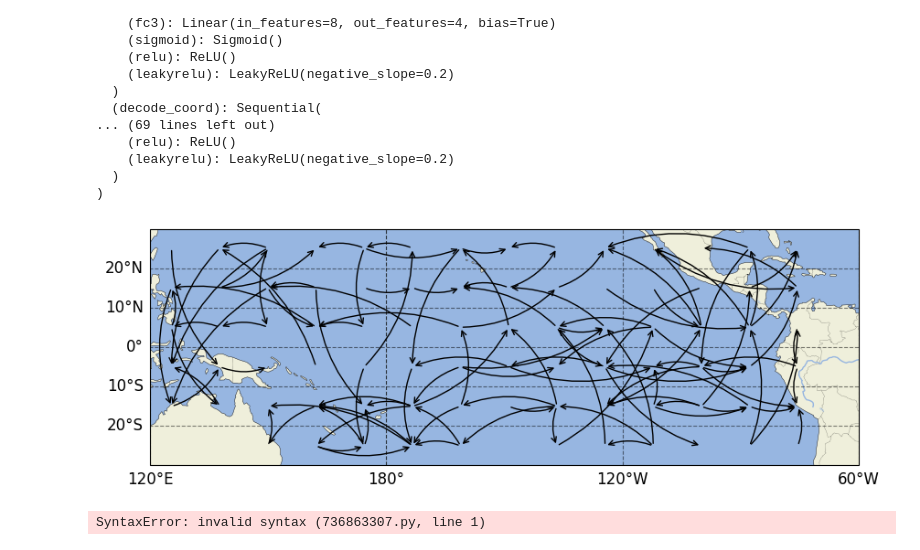
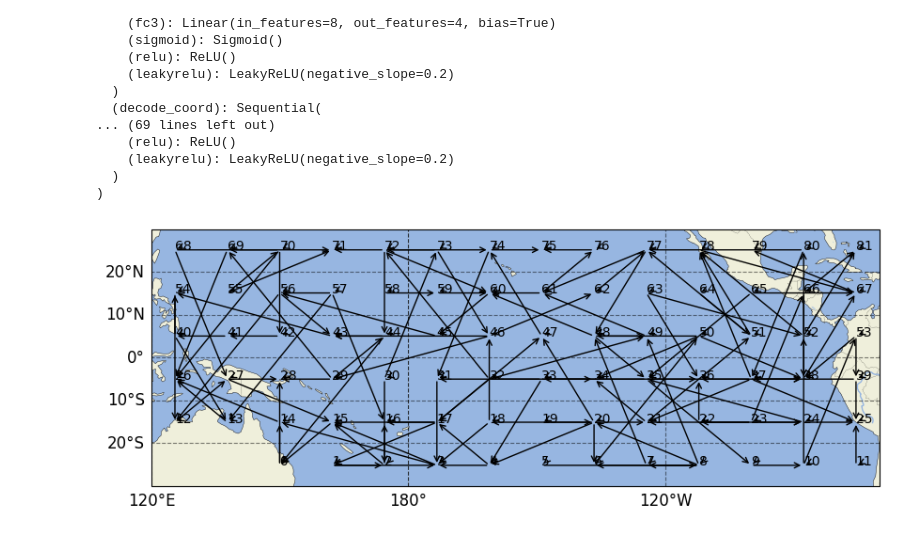
Before and after one commit to MinghaoFu/climate-project, a Jupyter notebook: SSM/test_downscale_CESM2.ipynb, the cells around one changed output. Saved outputs shown, nothing was run; the diff lists cells and outputs as text; code cells hidden in the pictures.

```diff
--- a/SSM/test_downscale_CESM2.ipynb
+++ b/SSM/test_downscale_CESM2.ipynb
@@ -41,7 +41,7 @@ SAVE_DIR = '/l/users/minghao.fu/minghao.fu/dataset/ClimateModel/LinGau/CESM2' #
 makedir(SAVE_DIR)
 save_test_dir = './downscale_CESM2_eud_mask'
 
-CKPT_PATH="./model.ckpt"
+CKPT_PATH="/home/minghao.fu/workspace/climate/SSM/climate/qrjc7max/checkpoints/epoch=2218-step=208586.ckpt"
 
 if torch.cuda.is_available():
     os.environ["CUDA_VISIBLE_DEVICES"] = get_free_gpu()
@@ -135,11 +135,12 @@ import numpy as np
 import matplotlib.pyplot as plt
 
 # mask = np.load(os.path.join(save_test_dir, 'mask.npy'))
-Bt = Bs[1000]
+Bt = Bs[2000]
 coords = np.load(os.path.join(save_test_dir, 'coords.npy'))
 
-Bt[np.abs(Bt) < 0.755] = 0
+Bt[np.abs(Bt) < 0.655] = 0
 Bt = decycle_till_dag(Bt)
+Bt[9, 10] = 1
 center=180
 # Assuming coords is a list of tuples, where each tuple is (lat, lon)
 adjusted_coords = [(lat, 180 - lon if lon <= 180 else lon - 180) for lat, lon in coords]
@@ -163,39 +164,41 @@ def offset_path(start, end, offset):
     start_lon, start_lat = start
     end_lon, end_lat = end
     mid_lon = (start_lon + end_lon) / 2 + offset
     mid_lat = (start_lat + end_lat) / 2 + offset
     return [(start_lon, start_lat), (mid_lon, mid_lat), (end_lon, end_lat)]
 
 # 根据邻接矩阵绘制因果连接
 offset = 0.5  # 偏移量
 
 for i in range(len(Bt)):
     for j in range(len(Bt)):
         if Bt[i, j] != 0:
             point1 = coords[i]
             point2 = coords[j]
+            # ax.plot(*point1, 'ro', transform=ccrs.PlateCarree())
+            # ax.plot(*point2, 'bo', transform=ccrs.PlateCarree())
+            # ax.annotate(f'i', xy=point1, color='green', transform=ccrs.PlateCarree())  # annotate point1
+            # ax.annotate(f'j', xy=point2, color='green', transform=ccrs.PlateCarree())  # annotate point2
             # 处理跨越日期变更线的情况
             # if abs(point1[1] - point2[1]) > 180:
             #     if point1[1] > point2[1]:
             #         point2 = (point2[0], point2[1] + 360)
             #     else:
             #         point1 = (point1[0], point1[1] + 360)
             path = offset_path(point1, point2, offset * (i + j))
             xs, ys = zip(*path)
             ax.plot(xs, ys, color='red', linewidth=1, transform=ccrs.PlateCarree())
             ax.annotate('', xy=(point2[1], point2[0]), xytext=(point1[1], point1[0]),
-                        arrowprops=dict(facecolor='red', arrowstyle='->', lw=1, connectionstyle="arc3,rad=.2"), #arc3,rad=.2
+                        arrowprops=dict(facecolor='red', arrowstyle='->', lw=1, connectionstyle="arc3"), #arc3,rad=.2
                         transform=ccrs.PlateCarree())
 
 
-for lat, lon in coords:
-    ax.annotate('', xy=(lon - 180, lat), xytext=(lon - 180, lat),
+
+for idx, (lat, lon) in enumerate(coords):
+    ax.annotate(f'{idx}', xy=(lon - 180, lat), xytext=(lon - 180, lat),
                             arrowprops=dict(facecolor='red', arrowstyle='->', lw=1))
-ax.set_extent([120, 300, -30, 30], crs=ccrs.PlateCarree())
+
+ax.set_extent([120, 290, -30, 30], crs=ccrs.PlateCarree())
 #plt.savefig(os.path.join(save_test_dir, 'LinRegInit.pdf'), format='pdf', bbox_inches='tight')
 # %% [output]
-[figure, old version]
+[figure, new version]
-# %%
-zs = model.
-# %% [output]
-SyntaxError: invalid syntax (736863307.py, line 1)
```
Also changed, not shown: parts of 1 cell of this notebook, 16 other files.
